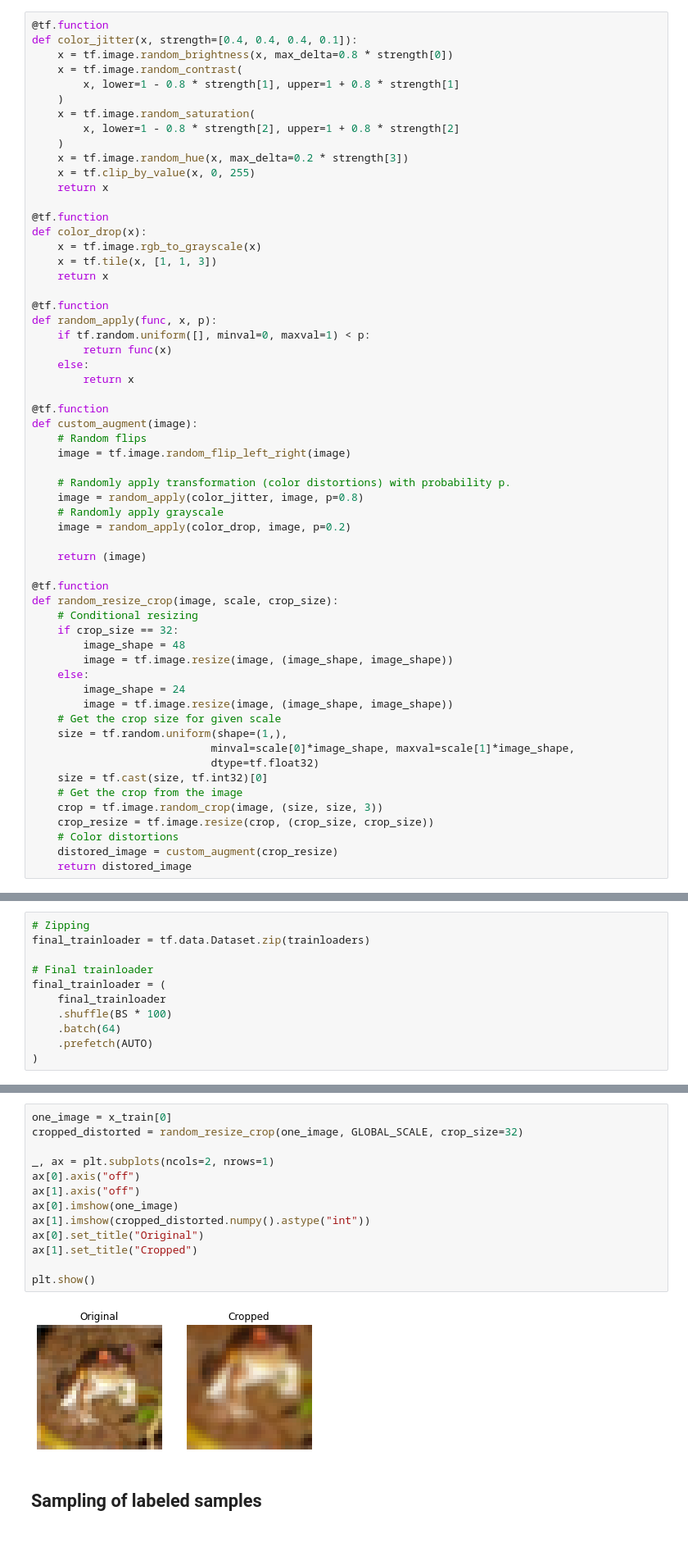
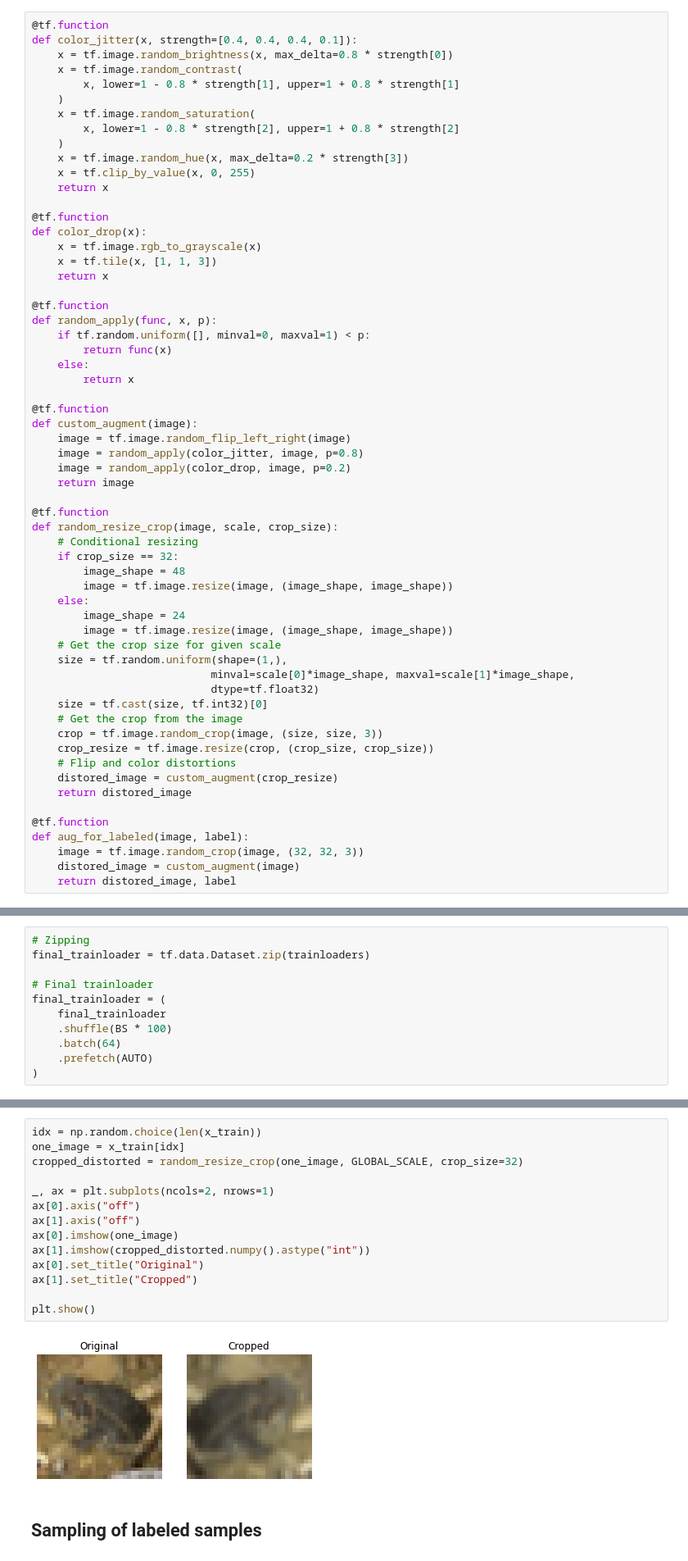
Before and after one commit to sayakpaul/PAWS-TF, a Jupyter notebook: PAWS_Data_Prep.ipynb, the cells around one changed output, grey strips where cells are left out. Shown at 82% size. Cells and saved outputs as stored; diff of their text form.

```diff
--- a/PAWS_Data_Prep.ipynb
+++ b/PAWS_Data_Prep.ipynb
@@ -53,15 +54,10 @@ def random_apply(func, x, p):
 
 @tf.function
 def custom_augment(image):
-    # Random flips
     image = tf.image.random_flip_left_right(image)
-
-    # Randomly apply transformation (color distortions) with probability p.
     image = random_apply(color_jitter, image, p=0.8)
-    # Randomly apply grayscale
     image = random_apply(color_drop, image, p=0.2)
-
-    return (image)
+    return image
 
 @tf.function
 def random_resize_crop(image, scale, crop_size):
@@ -80,9 +76,15 @@ def random_resize_crop(image, scale, crop_size):
     # Get the crop from the image
     crop = tf.image.random_crop(image, (size, size, 3))
     crop_resize = tf.image.resize(crop, (crop_size, crop_size))
-    # Color distortions
+    # Flip and color distortions
     distored_image = custom_augment(crop_resize)
     return distored_image
+
+@tf.function
+def aug_for_labeled(image, label):
+    image = tf.image.random_crop(image, (32, 32, 3))
+    distored_image = custom_augment(image)
+    return distored_image, label
 # %%
 train_ds = tf.data.Dataset.from_tensor_slices(x_train)
 # %%
@@ -143,17 +146,18 @@ for n in range(25):
 # %%
-one_image = x_train[0]
+idx = np.random.choice(len(x_train))
+one_image = x_train[idx]
 cropped_distorted = random_resize_crop(one_image, GLOBAL_SCALE, crop_size=32)
 
 _, ax = plt.subplots(ncols=2, nrows=1)
 ax[0].axis("off")
 ax[1].axis("off")
 ax[0].imshow(one_image)
 ax[1].imshow(cropped_distorted.numpy().astype("int"))
 ax[0].set_title("Original")
 ax[1].set_title("Cropped")
 
 plt.show()
 # %% [output]
-[figure, old version]
+[figure, new version]
 # %% [markdown]
 ## Sampling of labeled samples
```
Also changed, not shown: parts of 15 cells of this notebook.
